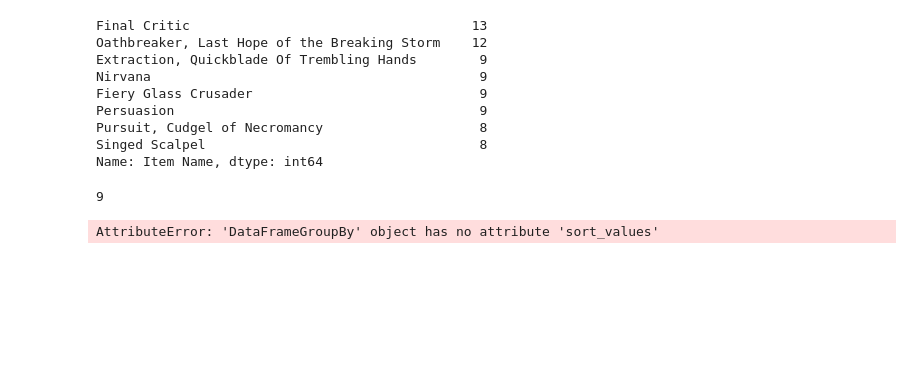
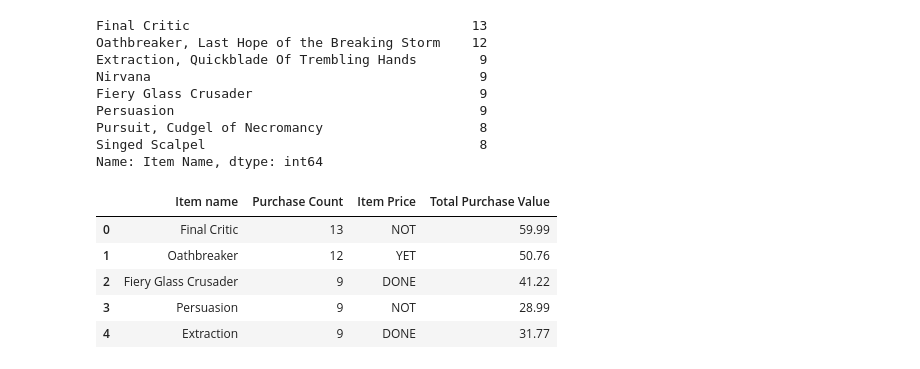
Before and after one commit to Rob397/pandas-challenge, a Jupyter notebook: HeroesOfPymoli/HeroesOfPymoli.ipynb, the cells around one changed output. Drawn from its saved outputs; the diff is of its cells as text; code cells hidden in the pictures; blank space fills up the shorter version.

Commit message:
Update HeroesOfPymoli.ipynb
Popular table half done

```diff
--- a/HeroesOfPymoli/HeroesOfPymoli.ipynb
+++ b/HeroesOfPymoli/HeroesOfPymoli.ipynb
@@ -428,27 +428,52 @@ Pursuit, Cudgel of Necromancy                    8
 Singed Scalpel                                   8
 Name: Item Name, dtype: int64
 # %%
-#Final Critic
+# Final Critic
 final_crit = file.loc[file["Item Name"] == "Final Critic"]
 final_crit_PC= len(final_crit)
 
+final_critic_TPV = file.loc[file["Item Name"] == "Final Critic"]["Price"].sum()
+
+#How to get price? file.loc[file["Item Name"]=="Fiery Glass Crusader"]["Price"] gets all the occurances
+
+# Fiery Glass Crusader
 Fiery = file.loc[file["Item Name"]=="Fiery Glass Crusader"]
 Fiery_PC =len(Fiery)
+Fiery_TPV = file.loc[file["Item Name"] == "Fiery Glass Crusader"]["Price"].sum()
 
+# Oathbreaker, Last Hope of the Breaking Storm
 Oath = file.loc[file["Item Name"] == "Oathbreaker, Last Hope of the Breaking Storm"]
 Oath_PC = len(Oath)
-
-#Persuasion
+Oath_TPV = file.loc[file["Item Name"] == "Oathbreaker, Last Hope of the Breaking Storm"]["Price"].sum()
+# Persuasion
 Persuasion = file.loc[file["Item Name"]=="Persuasion"]
 Persuasion_PC =len(Persuasion)
+Persuasion_TPV = file.loc[file["Item Name"] == "Persuasion"]["Price"].sum()
 
-#Extraction, Quickblade Of Trembling Hands
+
+# Extraction, Quickblade Of Trembling Hands
 Extraction = file.loc[file["Item Name"]== "Extraction, Quickblade Of Trembling Hands"]
 Extraction_PC = len(Extraction)
+Extraction_TPV= file.loc[file["Item Name"] == "Extraction, Quickblade Of Trembling Hands"]["Price"].sum()
+
+
+# Nirvana
+Nirvana = file.loc[file["Item Name"] == "Nirvana"]
+Nirvana_PC = len(Nirvana)
+Nirvana_TPV = file.loc[file["Item Name"] == "Nirvana"]["Price"].sum()
+
+final_critic_IP = final_crit["Price"]
+# Singed Scalpel
-# %% [output]
-9
-# %%
-dataFrame = file.groupby("Item Name").sort_values(by = 'Price', axis=0,ascending=True, inplace=False,na_position='last')
-dataFrame
-# %% [output]
-AttributeError: 'DataFrameGroupBy' object has no attribute 'sort_values'
+# %%
+#Table that inlcudes
+
+Popular_table =pd.DataFrame({"Item name": ["Final Critic","Oathbreaker", "Fiery Glass Crusader", "Persuasion", "Extraction"],"Purchase Count": [final_crit_PC,Oath_PC, Fiery_PC, Persuasion_PC, Extraction_PC],"Item Price": ["NOT","YET","DONE","NOT","DONE"], "Total Purchase Value": [final_critic_TPV, Oath_TPV, Fiery_TPV, Persuasion_TPV, Extraction_TPV ]})
+
+Popular_table
+# %% [output]
+|  | Item name | Purchase Count | Item Price | Total Purchase Value |
+| 0 | Final Critic | 13 | NOT | 59.99 |
+| 1 | Oathbreaker | 12 | YET | 50.76 |
+| 2 | Fiery Glass Crusader | 9 | DONE | 41.22 |
+| 3 | Persuasion | 9 | NOT | 28.99 |
+| 4 | Extraction | 9 | DONE | 31.77 |
```
Also changed, not shown: parts of 2 cells of this notebook.
